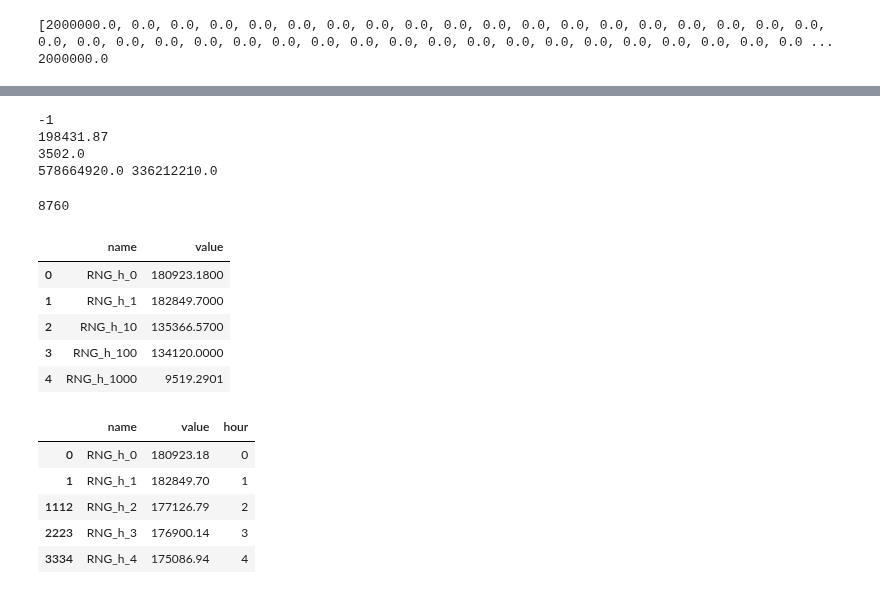
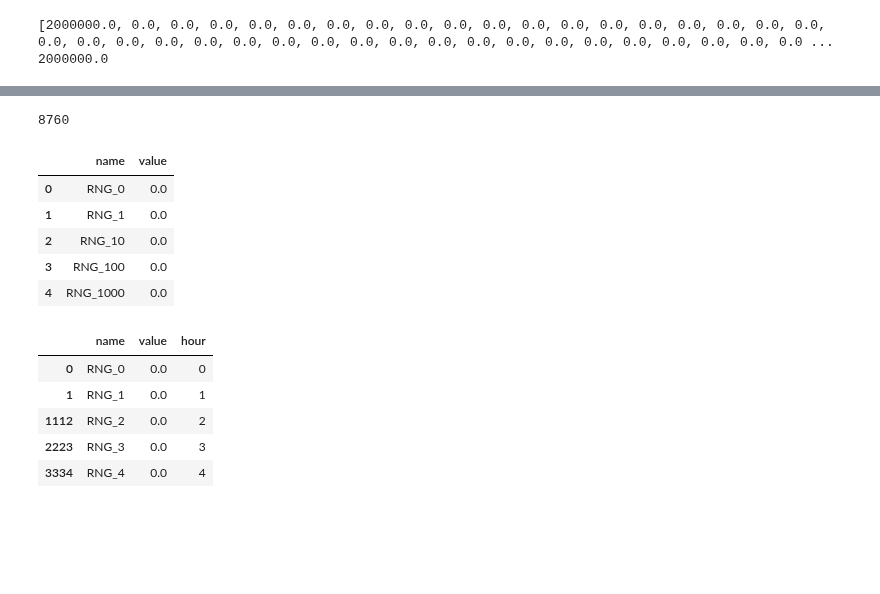
Before and after one commit to lewisjko/FYDP, a Jupyter notebook: FYDP.ipynb, the cells around one changed output, grey strips where cells are left out. Saved outputs shown, nothing was run; the diff lists cells and outputs as text; code cells hidden in the pictures; blank space fills up the shorter version.

```diff
--- a/FYDP.ipynb
+++ b/FYDP.ipynb
@@ -341,0 +477,5 @@ input_df.reset_index(inplace=True)
+# %%
+num_days_dic = {'month': [1,2,3,4,5,6,7,8,9,10,11,12],
+         'number_of_days': [31,28,31,30,31,30,31,31,30,31,30,31]}
+num_days_df = pd.DataFrame.from_dict(num_days_dic)
+num_days_df
@@ -341,0 +498,6 @@ input_df.reset_index(inplace=True)
+# %%
+for index, row in input_df.iterrows():
+    curr_month = index.month
+    num_days = num_days_df[num_days_df['month']==curr_month]['number_of_days'].iloc[0]
+    ind_prod = monthly_hydrogen_demand[monthly_hydrogen_demand['month']==curr_month]['production_capacity[m^3/day]'].iloc[0]
+    input_df.loc[index,'industry_demand(m^3)'] = ind_prod / (num_days * 24) * 0.05
@@ -675,34 +835,29 @@ print(pulp.value(LP.objective))
-# %%
-print(LP.status)
-print(RNG_max.value())
-print(N_electrolyzer.value())
-print(CAPEX.value(), OPEX.value())
-# %% [output]
--1
-198431.87
-3502.0
-578664920.0 336212210.0
 # %%
 #create variable dictionary
 variable_dict = {}
-for v in LP.variables():
+for v in LP_1.variables():
     variable_dict[v.name] = v.varValue
 # %%
-def create_var_df(variable_dict,col_string):
+def create_var_df(variable_dict,col_string,exc_string=None):
     '''
     variable_dict = dictionary of the variable names and values
     col_string = the variable name of interest (i.e. 'CO2_h_')
+    exc_string = the variable you do not want to include (just in case of RNG and RNG_max)
     '''
-    #list of variable values
-    #var_value = [ v for k,v in variable_dict.items() if col_string in k ]
-    var_value = [ v for k,v in variable_dict.items() if  k.startswith(col_string) ]
+
+
+    if exc_string is not None:
+        #list of variable values
+        var_value = [ v for k,v in variable_dict.items() if  (k.startswith(col_string) and exc_string not in k)]
+        #list of variable names
+        var_name = [ k for k,v in variable_dict.items() if (k.startswith(col_string) and exc_string not in k)]
+    else:
+        #list of variable values
+        var_value = [ v for k,v in variable_dict.items() if  k.startswith(col_string) ]
+        #list of variable names
+        var_name = [ k for k,v in variable_dict.items() if k.startswith(col_string)]
 
     print(len(var_value))
-
-
-    #list of variable names
-    var_name = [ k for k,v in variable_dict.items() if k.startswith(col_string)]
-
     #create a df of variable value and name
     variable_df = []
 
@@ -735,21 +890,21 @@ def create_plot(df):
     plt.figure(figsize=(20,10))
     plt.plot(df['hour'],df['value'])
 # %%
-RNG_df = create_var_df(variable_dict,'RNG_h_')
+RNG_df = create_var_df(variable_dict,'RNG_','RNG_max')
 # %% [output]
 8760
 |  | name | value |
-| 0 | RNG_h_0 | 180923.1800 |
-| 1 | RNG_h_1 | 182849.7000 |
-| 2 | RNG_h_10 | 135366.5700 |
-| 3 | RNG_h_100 | 134120.0000 |
-| 4 | RNG_h_1000 | 9519.2901 |
+| 0 | RNG_0 | 0.0 |
+| 1 | RNG_1 | 0.0 |
+| 2 | RNG_10 | 0.0 |
+| 3 | RNG_100 | 0.0 |
+| 4 | RNG_1000 | 0.0 |
 |  | name | value | hour |
-| 0 | RNG_h_0 | 180923.18 | 0 |
-| 1 | RNG_h_1 | 182849.70 | 1 |
-| 1112 | RNG_h_2 | 177126.79 | 2 |
-| 2223 | RNG_h_3 | 176900.14 | 3 |
-| 3334 | RNG_h_4 | 175086.94 | 4 |
+| 0 | RNG_0 | 0.0 | 0 |
+| 1 | RNG_1 | 0.0 | 1 |
+| 1112 | RNG_2 | 0.0 | 2 |
+| 2223 | RNG_3 | 0.0 | 3 |
+| 3334 | RNG_4 | 0.0 | 4 |
 # %%
 create_plot(RNG_df)
 # %% [output]
```
Also changed, not shown: parts of 37 cells of this notebook, 1 other file.
